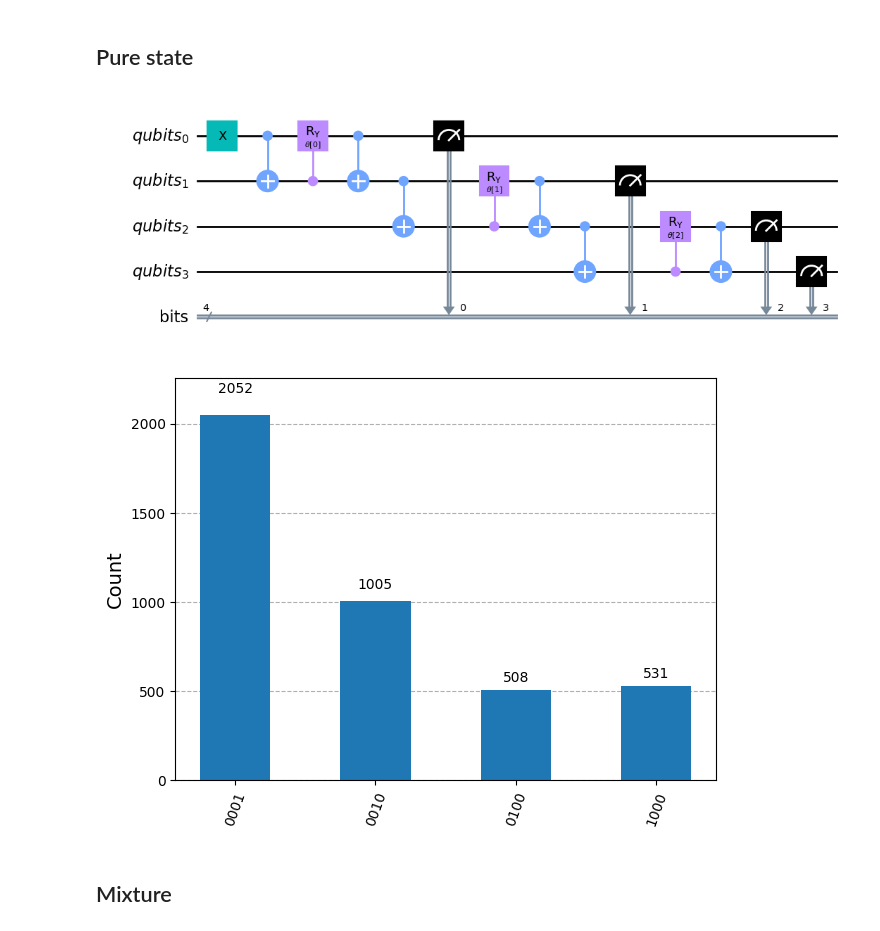
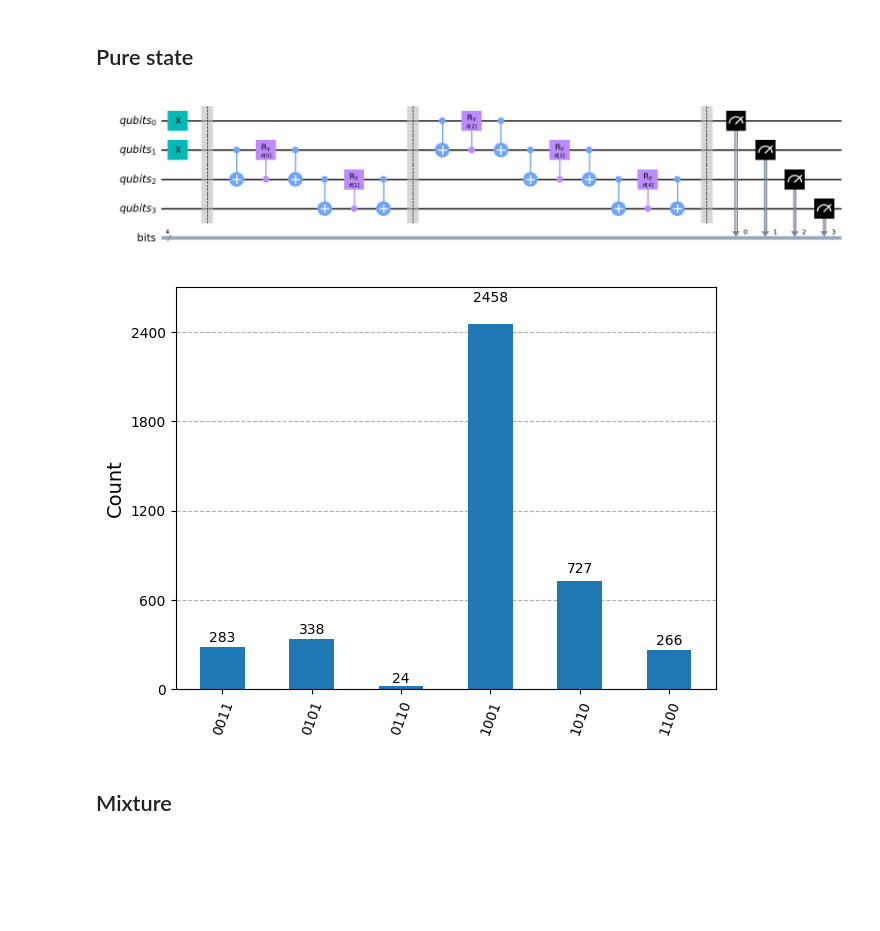
Before and after one commit to jvscursulim/quantum-optimization-dicke-states, a Jupyter notebook: src/notebooks/dicke_state.ipynb, the cells around one changed output. Drawn from its saved outputs; the diff is of its cells as text; code cells hidden in the pictures; blank space fills up the shorter version.

Commit message:
bug fix: scenario I state preparation and data post-processing after parameter training

```diff
--- a/src/notebooks/dicke_state.ipynb
+++ b/src/notebooks/dicke_state.ipynb
@@ -18,13 +18,13 @@ pm = generate_preset_pass_manager(backend=simulator, optimization_level=0)
 ## Pure state
 # %%
 n = 4
-k = 1
+k = 2
 # %%
-qc = DickeStateAnsatz().generate_quantum_circuit(n=n, k=k)
+qc = DickeStateAnsatz().generate_quantum_circuit(n=n, k=k, add_barriers=True)
 
 qc.draw(output="mpl", style="clifford")
 # %% [output]
-[figure, old version]
+[figure, new version]
 # %%
 params_mapping = {param: np.pi/2 for param in qc.parameters}
 qc = qc.assign_parameters(parameters=params_mapping)
@@ -33,7 +33,7 @@ counts = simulator.run(circuits=qc, shots=4096).result().get_counts()
 # %%
 plot_histogram(data=counts)
 # %% [output]
-[figure, old version]
+[figure, new version]
 # %% [markdown]
 ## Mixture
 # %%
```
Also changed, not shown: parts of 8 cells of this notebook, 6 other files.
